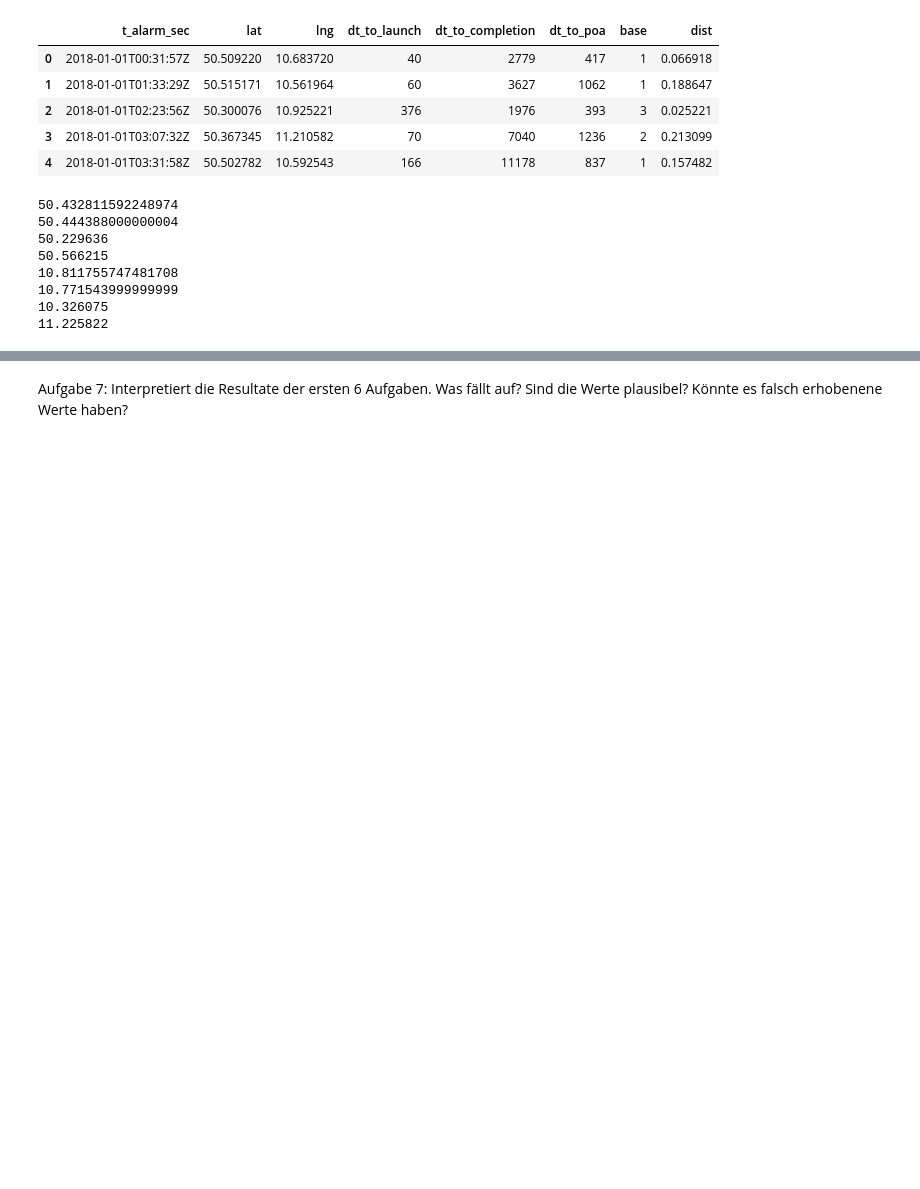
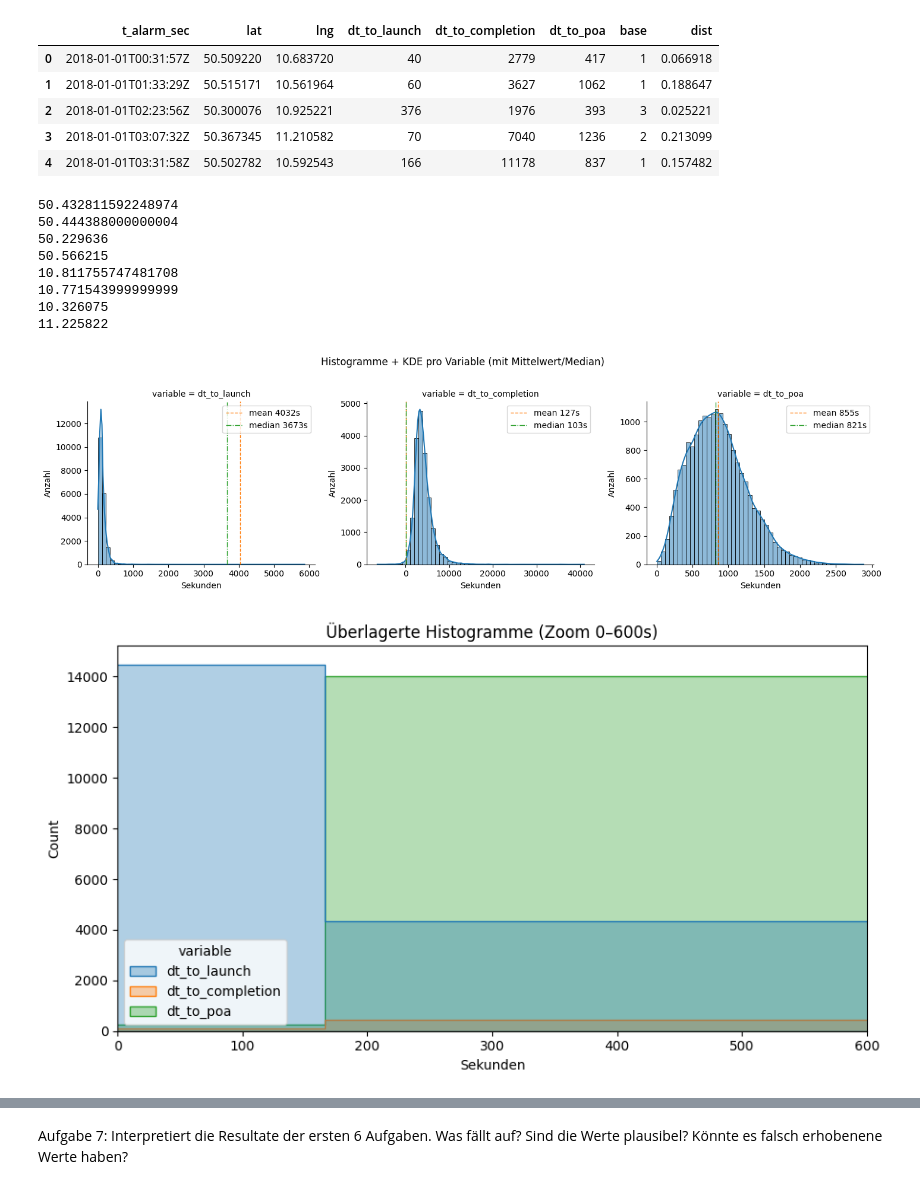
Before and after one commit to macnch33s3/DAANA, a Jupyter notebook: Fallstudie_Rettungswesen/STATI_HS25_Fallstudie_Rettungswesen_01_Verständnis.ipynb, the cells around one changed output, grey strips where cells are left out. Drawn from its saved outputs; the diff is of its cells as text; code cells hidden in the pictures; blank space fills up the shorter version.

```diff
--- a/Fallstudie_Rettungswesen/STATI_HS25_Fallstudie_Rettungswesen_01_Verständnis.ipynb
+++ b/Fallstudie_Rettungswesen/STATI_HS25_Fallstudie_Rettungswesen_01_Verständnis.ipynb
@@ -95,33 +95,58 @@ print(lat_max)
 # print(missions.loc[idx_min])
 # print(missions.loc[idx_max])
 
 #max = missions.loc[missions["lat"].idxmin()]
 #pint(max)
 
 # Aufgabe 2: Lage, Minima und Maxima für 'lng'
 lng = missions["lng"]
 
 lng_mean = lng.mean()
 lng_median = lng.median()
 lng_min = lng.min()
 lng_max = lng.max()
 
 idx_min = lng.idxmin()
 idx_max = lng.idxmax()
 
 print(lng_mean)
 print(lng_median)
 print(lng_min)
 print(lng_max)
+
+#----------------------------------------------------------------------------------
+stats = df_plot.groupby("variable")["seconds"].agg(["mean", "median"]).reset_index()
+g = sns.FacetGrid(df_plot, col="variable", sharex=False, sharey=False, height=4, aspect=1.2)
+g.map_dataframe(sns.histplot, x="seconds", bins=50, kde=True, color="C0")
+for ax, (_, row) in zip(g.axes.flatten(), stats.iterrows()):
+    ax.axvline(row["mean"], color="C1", linestyle="--", linewidth=1, label=f"mean {row['mean']:.0f}s")
+    ax.axvline(row["median"], color="C2", linestyle="-.", linewidth=1, label=f"median {row['median']:.0f}s")
+    ax.legend()
+    ax.set_xlabel("Sekunden")
+    ax.set_ylabel("Anzahl")
+g.fig.suptitle("Histogramme + KDE pro Variable (mit Mittelwert/Median)", y=1.02)
+plt.tight_layout()
+plt.show()
+
+# Zoom auf 0-600s
+plt.figure(figsize=(9,5))
+sns.histplot(data=df_plot, x="seconds", hue="variable", bins=50, element="step", stat="count", common_norm=False, alpha=0.35)
+plt.xlim(0, 600)  # anpassen falls nötig
+plt.xlabel("Sekunden")
+plt.title("Überlagerte Histogramme (Zoom 0–600s)")
+plt.tight_layout()
+plt.show()
 # %% [output]
 50.432811592248974
 50.444388000000004
 50.229636
 50.566215
 10.811755747481708
 10.771543999999999
 10.326075
 11.225822
+[figure, added]
+[figure, added]
 # %%
 # Aufgabe 3: Lage, Streuung, Minima und Maxima für 'dt_to_launch'
 dt_to_launch = missions["dt_to_launch"]
```
Also changed, not shown: parts of 4 cells of this notebook, 3 other files.
